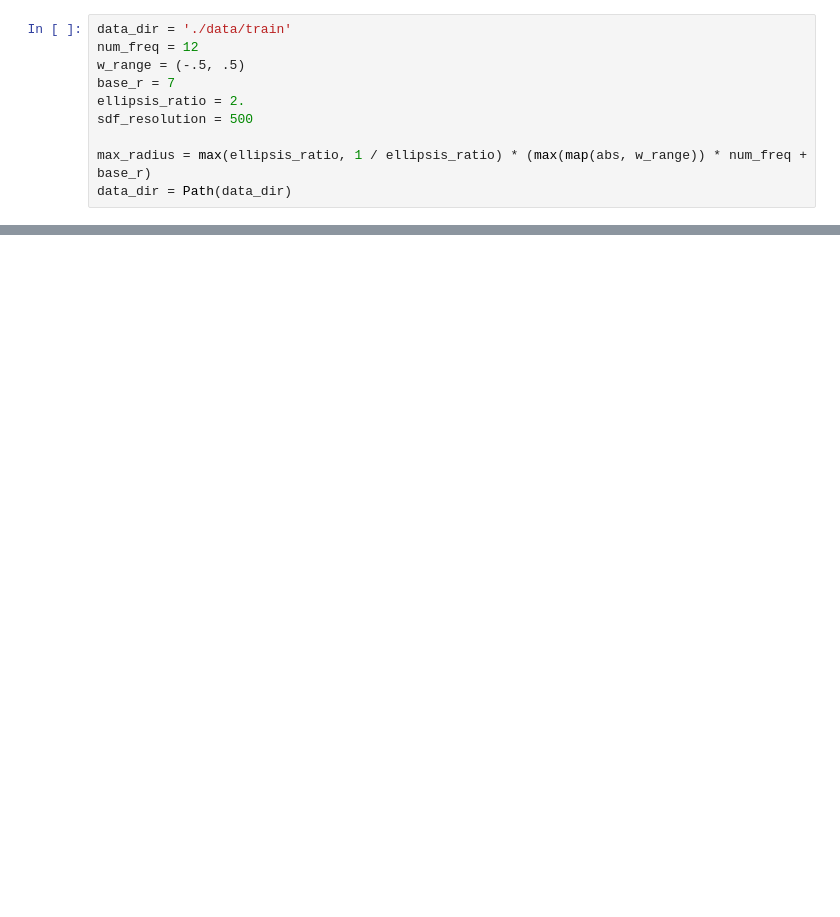
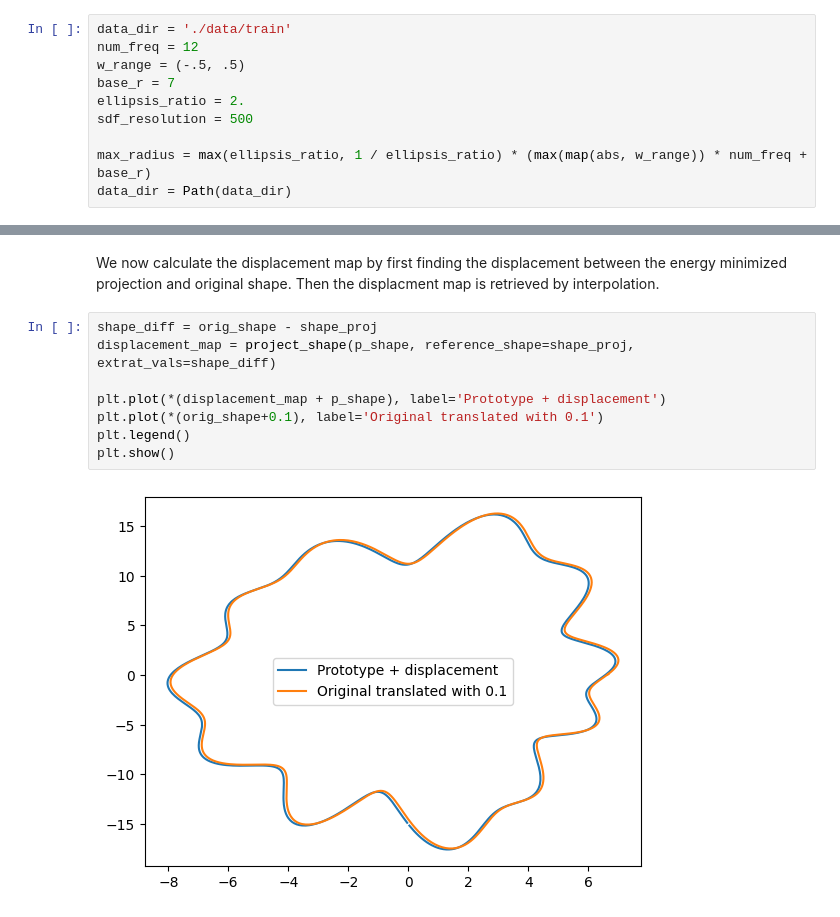
Before and after one commit to nielsenchristianole/displacement-poc, a Jupyter notebook: main.ipynb, the cells around one changed output, grey strips where cells are left out. Cells and saved outputs as stored; diff of their text form; blank space fills up the shorter version.

```diff
--- a/main.ipynb
+++ b/main.ipynb
@@ -38,0 +97,12 @@ plt.show()
+# %% [markdown]
+We now calculate the displacement map by first finding the displacement between the energy minimized projection and original shape. Then the displacment map is retrieved by interpolation.
+# %%
+shape_diff = orig_shape - shape_proj
+displacement_map = project_shape(p_shape, reference_shape=shape_proj, extrat_vals=shape_diff)
+
+plt.plot(*(displacement_map + p_shape), label='Prototype + displacement')
+plt.plot(*(orig_shape+0.1), label='Original translated with 0.1')
+plt.legend()
+plt.show()
+# %% [output]
+[figure, added]
```
Also changed, not shown: parts of 13 cells of this notebook, 1 other file.
